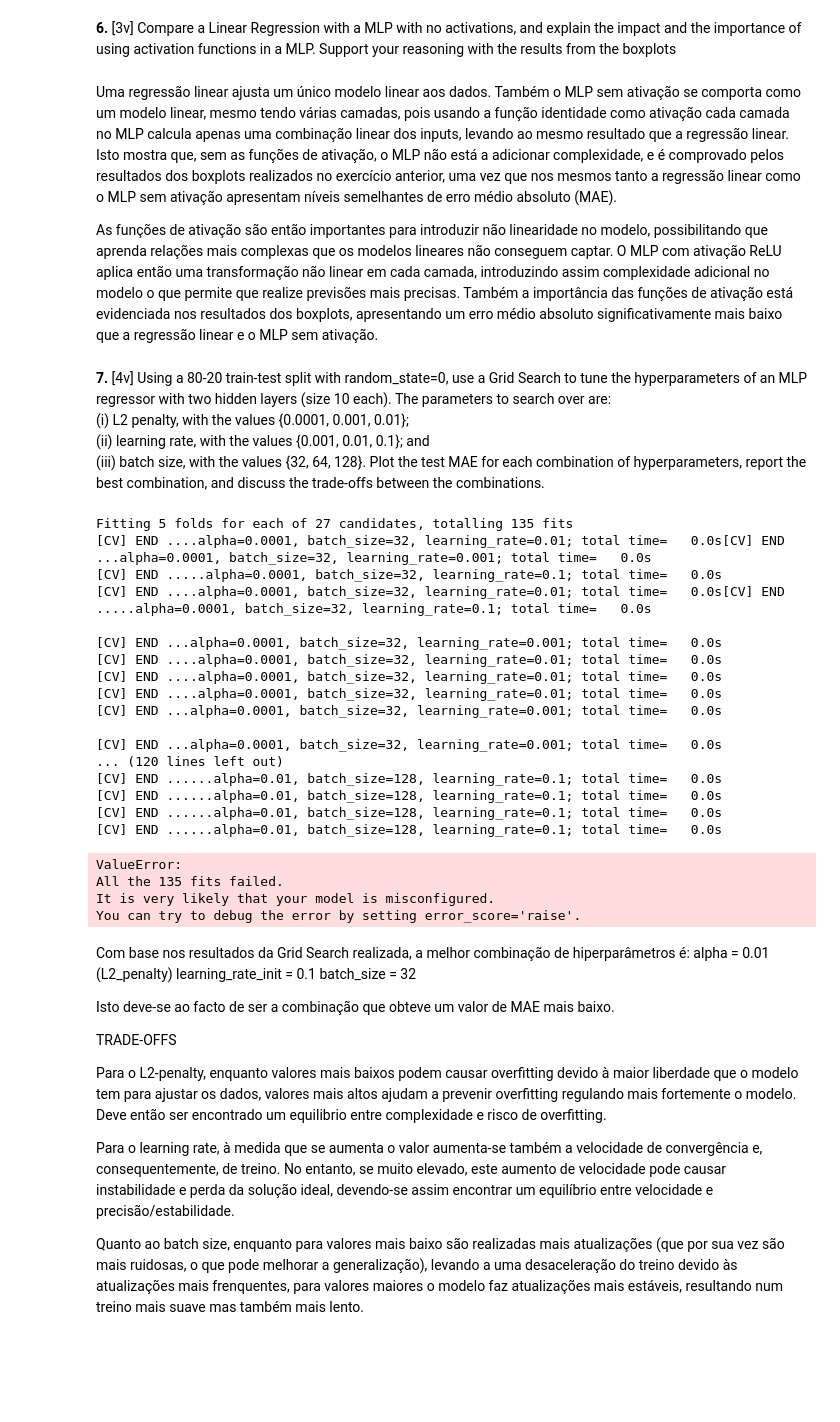
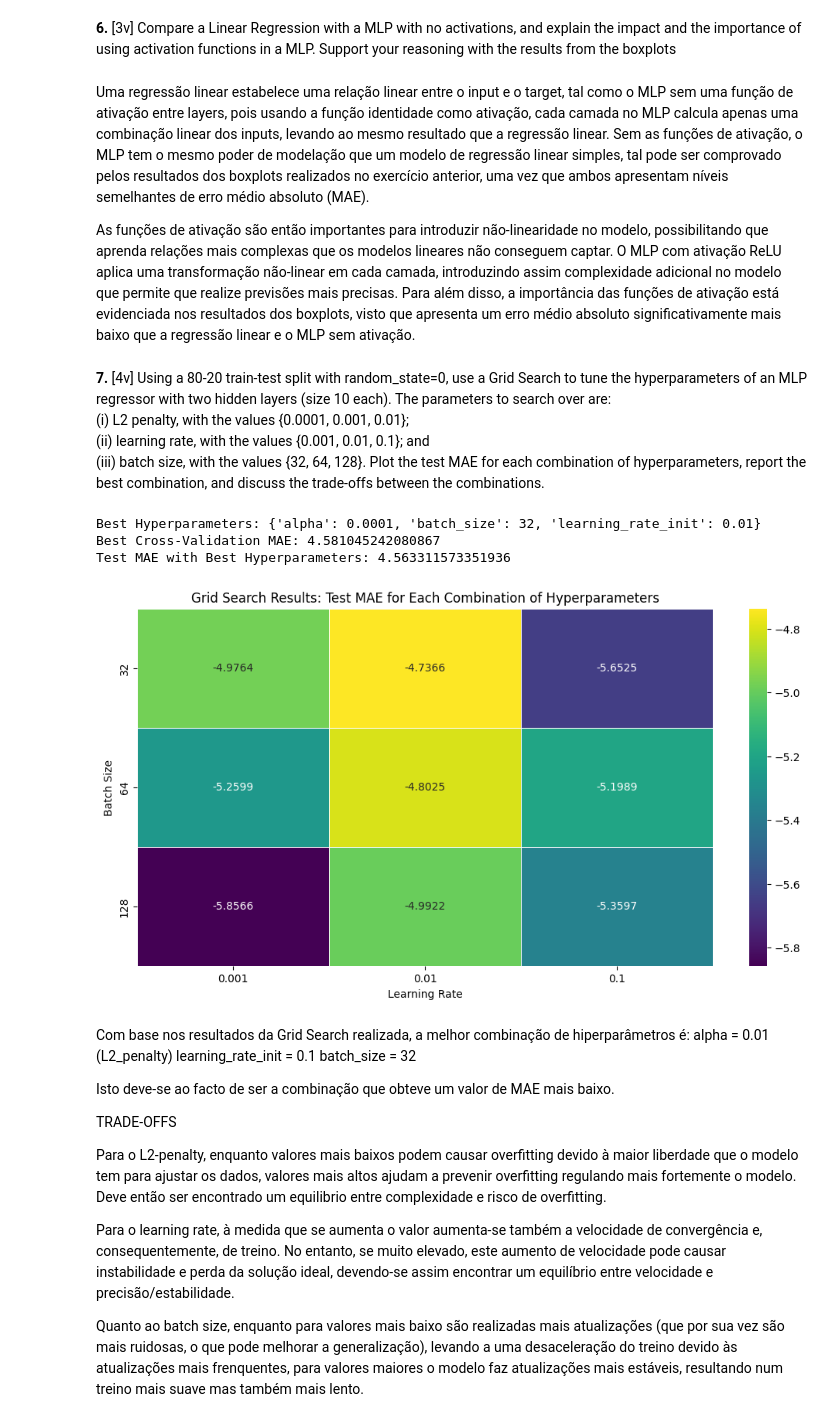
Before and after one commit to afonso215/piercings, a Jupyter notebook: HW3/bafospt3.ipynb, the cells around one changed output. Saved outputs shown, nothing was run; the diff lists cells and outputs as text; code cells hidden in the pictures; blank space fills up the shorter version.

```diff
--- a/HW3/bafospt3.ipynb
+++ b/HW3/bafospt3.ipynb
@@ -63,9 +63,9 @@ plt.show()
 # %% [markdown]
 **6.** [3v] Compare a Linear Regression with a MLP with no activations, and explain the impact and the importance of using activation functions in a MLP. Support your reasoning with the results from the boxplots
 # %% [markdown]
-Uma regressão linear ajusta um único modelo linear aos dados. Também o MLP sem ativação se comporta como um modelo linear, mesmo tendo várias camadas, pois usando a função identidade como ativação cada camada no MLP calcula apenas uma combinação linear dos inputs, levando ao mesmo resultado que a regressão linear. Isto mostra que, sem as funções de ativação, o MLP não está a adicionar complexidade, e é comprovado pelos resultados dos boxplots realizados no exercício anterior, uma vez que nos mesmos tanto a regressão linear como o MLP sem ativação apresentam níveis semelhantes de erro médio absoluto (MAE).
+Uma regressão linear estabelece uma relação linear entre o input e o target, tal como o MLP sem uma função de ativação entre layers, pois usando a função identidade como ativação, cada camada no MLP calcula apenas uma combinação linear dos inputs, levando ao mesmo resultado que a regressão linear. Sem as funções de ativação, o MLP tem o mesmo poder de modelação que um modelo de regressão linear simples, tal pode ser comprovado pelos resultados dos boxplots realizados no exercício anterior, uma vez que ambos apresentam níveis semelhantes de erro médio absoluto (MAE).
 
-As funções de ativação são então importantes para introduzir não linearidade no modelo, possibilitando que aprenda relações mais complexas que os modelos lineares não conseguem captar. O MLP com ativação ReLU aplica então uma transformação não linear em cada camada, introduzindo assim complexidade adicional no modelo o que permite que realize previsões mais precisas. Também a importância das funções de ativação está evidenciada nos resultados dos boxplots, apresentando um erro médio absoluto significativamente mais baixo que a regressão linear e o MLP sem ativação.
+As funções de ativação são então importantes para introduzir não-linearidade no modelo, possibilitando que aprenda relações mais complexas que os modelos lineares não conseguem captar. O MLP com ativação ReLU aplica uma transformação não-linear em cada camada, introduzindo assim complexidade adicional no modelo que permite que realize previsões mais precisas. Para além disso, a importância das funções de ativação está evidenciada nos resultados dos boxplots, visto que apresenta um erro médio absoluto significativamente mais baixo que a regressão linear e o MLP sem ativação.
 # %% [markdown]
 **7.** [4v] Using a 80-20 train-test split with random_state=0, use a Grid Search to tune the hyperparameters of an MLP regressor with two hidden layers (size 10 each). The parameters to search over are:<br>
 (i) L2 penalty, with the values {0.0001, 0.001, 0.01};  <br>
@@ -92,55 +92,38 @@ param_grid = {
     'alpha': [0.0001, 0.001, 0.01],  # L2 penalty
     'learning_rate_init': [0.001, 0.01, 0.1],  # Initial learning rate
     'batch_size': [32, 64, 128]  # Batch size
 }
 
 scorer = make_scorer(mean_absolute_error, greater_is_better=False)
 
-grid_search = GridSearchCV(mlp, param_grid, scoring=scorer, cv=5, verbose=2, n_jobs=-1)
+grid_search = GridSearchCV(mlp, param_grid, scoring=scorer, cv=5, n_jobs=-1)
 
 grid_search.fit(X_train, y_train)
 
 best_params = grid_search.best_params_
 best_score = -grid_search.best_score_  # Since we're minimizing MAE, we negate the negative score
 
 print("Best Hyperparameters:", best_params)
 print("Best Cross-Validation MAE:", best_score)
 
 y_pred = grid_search.best_estimator_.predict(X_test)
 test_mae = mean_absolute_error(y_test, y_pred)
 print("Test MAE with Best Hyperparameters:", test_mae)
 
 results = pd.DataFrame(grid_search.cv_results_)
 
 plt.figure(figsize=(12, 6))
 sns.heatmap(results.pivot_table(values='mean_test_score', index='param_batch_size', columns='param_learning_rate_init'),
             annot=True, fmt='.4f', cmap='viridis', linewidths=0.5)
 plt.title('Grid Search Results: Test MAE for Each Combination of Hyperparameters')
 plt.xlabel('Learning Rate')
 plt.ylabel('Batch Size')
 plt.show()
 # %% [output]
-Fitting 5 folds for each of 27 candidates, totalling 135 fits
-[CV] END ....alpha=0.0001, batch_size=32, learning_rate=0.01; total time=   0.0s[CV] END ...alpha=0.0001, batch_size=32, learning_rate=0.001; total time=   0.0s
-[CV] END .....alpha=0.0001, batch_size=32, learning_rate=0.1; total time=   0.0s
-[CV] END ....alpha=0.0001, batch_size=32, learning_rate=0.01; total time=   0.0s[CV] END .....alpha=0.0001, batch_size=32, learning_rate=0.1; total time=   0.0s
-
-[CV] END ...alpha=0.0001, batch_size=32, learning_rate=0.001; total time=   0.0s
-[CV] END ....alpha=0.0001, batch_size=32, learning_rate=0.01; total time=   0.0s
-[CV] END ....alpha=0.0001, batch_size=32, learning_rate=0.01; total time=   0.0s
-[CV] END ....alpha=0.0001, batch_size=32, learning_rate=0.01; total time=   0.0s
-[CV] END ...alpha=0.0001, batch_size=32, learning_rate=0.001; total time=   0.0s
-
-[CV] END ...alpha=0.0001, batch_size=32, learning_rate=0.001; total time=   0.0s
-... (120 lines left out)
-[CV] END ......alpha=0.01, batch_size=128, learning_rate=0.1; total time=   0.0s
-[CV] END ......alpha=0.01, batch_size=128, learning_rate=0.1; total time=   0.0s
-[CV] END ......alpha=0.01, batch_size=128, learning_rate=0.1; total time=   0.0s
-[CV] END ......alpha=0.01, batch_size=128, learning_rate=0.1; total time=   0.0s
+Best Hyperparameters: {'alpha': 0.0001, 'batch_size': 32, 'learning_rate_init': 0.01}
+Best Cross-Validation MAE: 4.581045242080867
+Test MAE with Best Hyperparameters: 4.563311573351936
-ValueError:
-All the 135 fits failed.
-It is very likely that your model is misconfigured.
-You can try to debug the error by setting error_score='raise'.
+[figure, added]
 # %% [markdown]
 Com base nos resultados da Grid Search realizada, a melhor combinação de hiperparâmetros é:
     alpha = 0.01 (L2_penalty)
```
